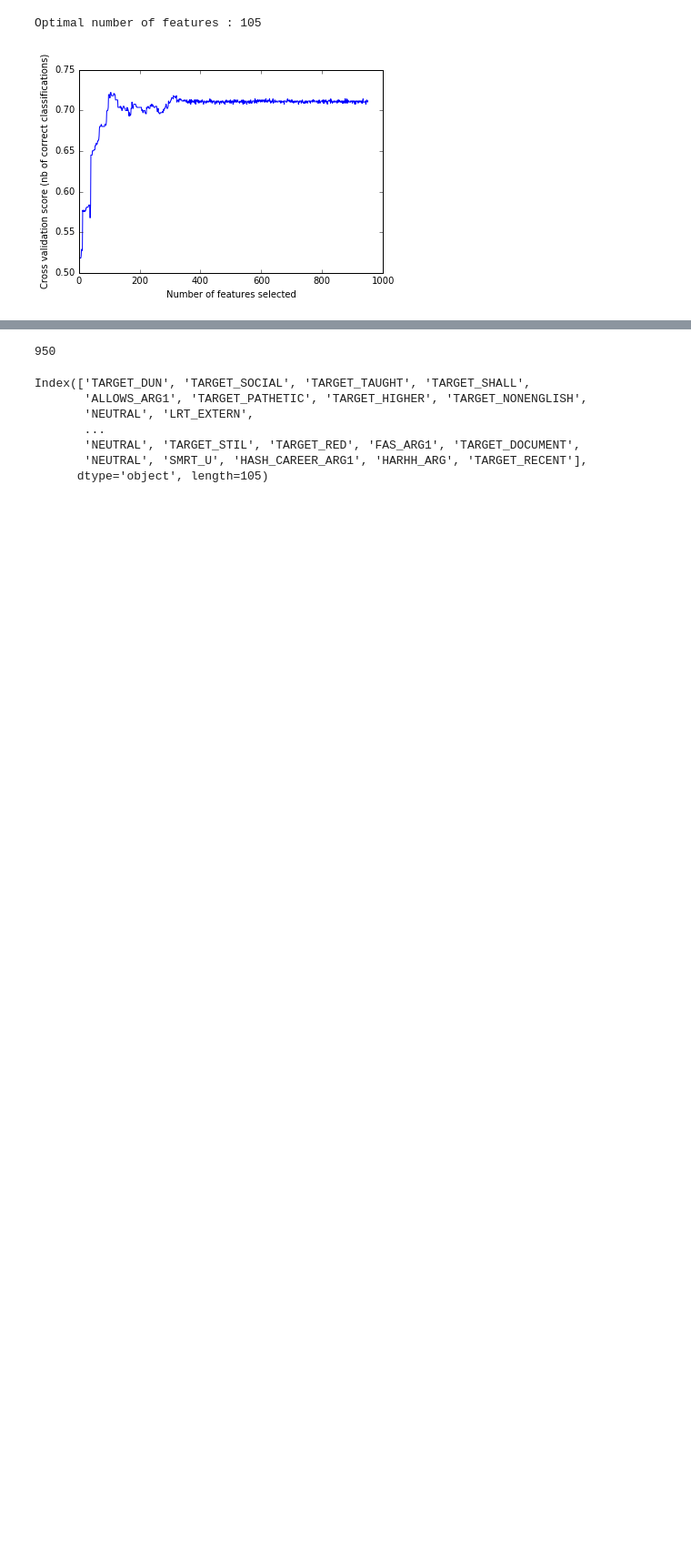
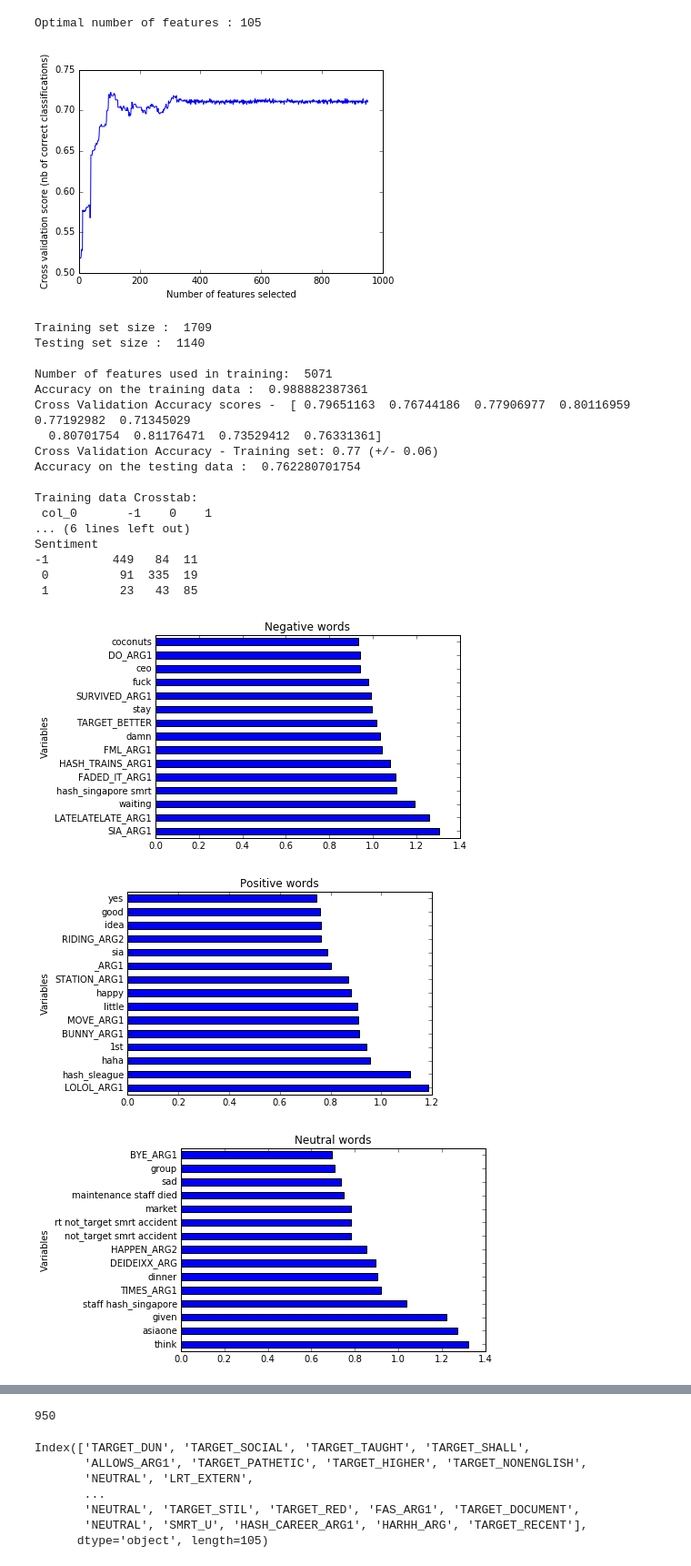
Before and after one commit to gautamborgohain/DataScience, a Jupyter notebook: Twitter_target_dependent_SA/InProgress_Sentiment_Analysis.ipynb, the cells around one changed output, grey strips where cells are left out. Shown at 91% size. Cells and saved outputs as stored; diff of their text form; code cells hidden in the pictures; blank space fills up the shorter version.

```diff
--- a/Twitter_target_dependent_SA/InProgress_Sentiment_Analysis.ipynb
+++ b/Twitter_target_dependent_SA/InProgress_Sentiment_Analysis.ipynb
@@ -822,3 +828,29 @@ plt.show()
 # %% [output]
 Optimal number of features : 105
 [figure]
+# %%
+# Call our classifier and check accuracy!!!
+import warnings
+warnings.filterwarnings('ignore')
+classifier,target_training,target_testing,predictions_training,predictions_testing,training_set,testing_set= Classify(data, 0.6)
+# %% [output]
+Training set size :  1709
+Testing set size :  1140
+
+Number of features used in training:  5071
+Accuracy on the training data :  0.988882387361
+Cross Validation Accuracy scores -  [ 0.79651163  0.76744186  0.77906977  0.80116959  0.77192982  0.71345029
+  0.80701754  0.81176471  0.73529412  0.76331361]
+Cross Validation Accuracy - Training set: 0.77 (+/- 0.06)
+Accuracy on the testing data :  0.762280701754
+
+Training data Crosstab:
+ col_0       -1    0    1
+... (6 lines left out)
+Sentiment
+-1         449   84  11
+ 0          91  335  19
+ 1          23   43  85
+[figure, added]
+[figure, added]
+[figure, added]
```
Also changed, not shown: parts of 12 cells of this notebook, 3 other files.
